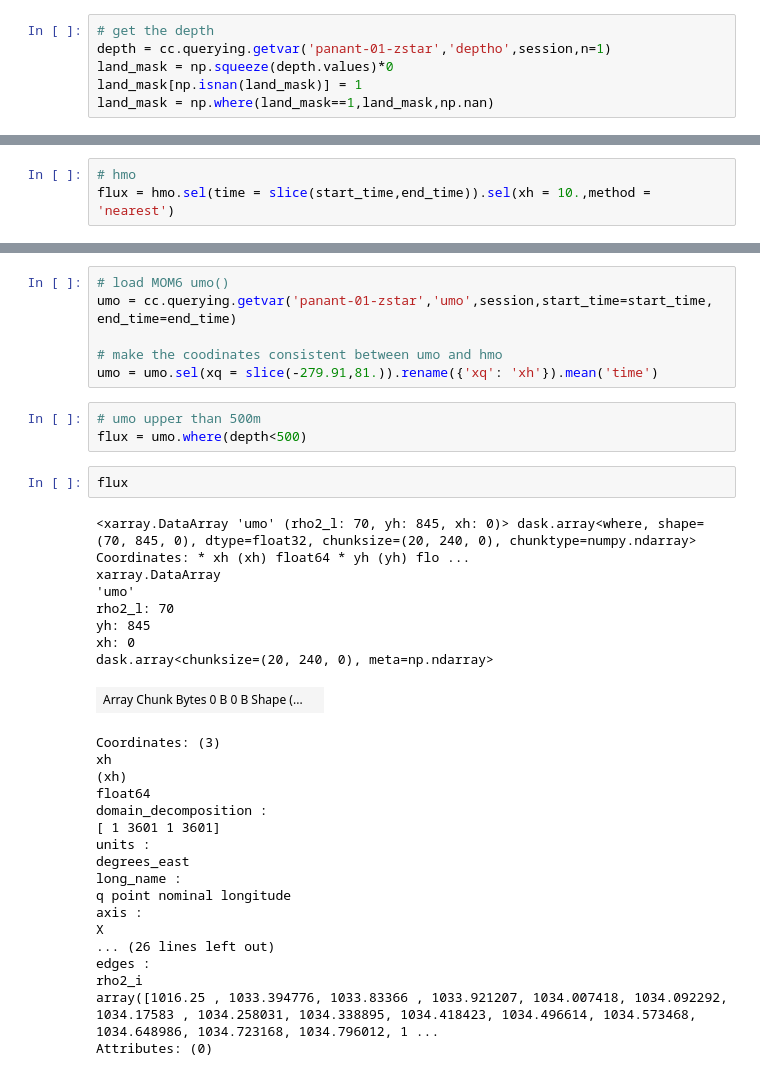
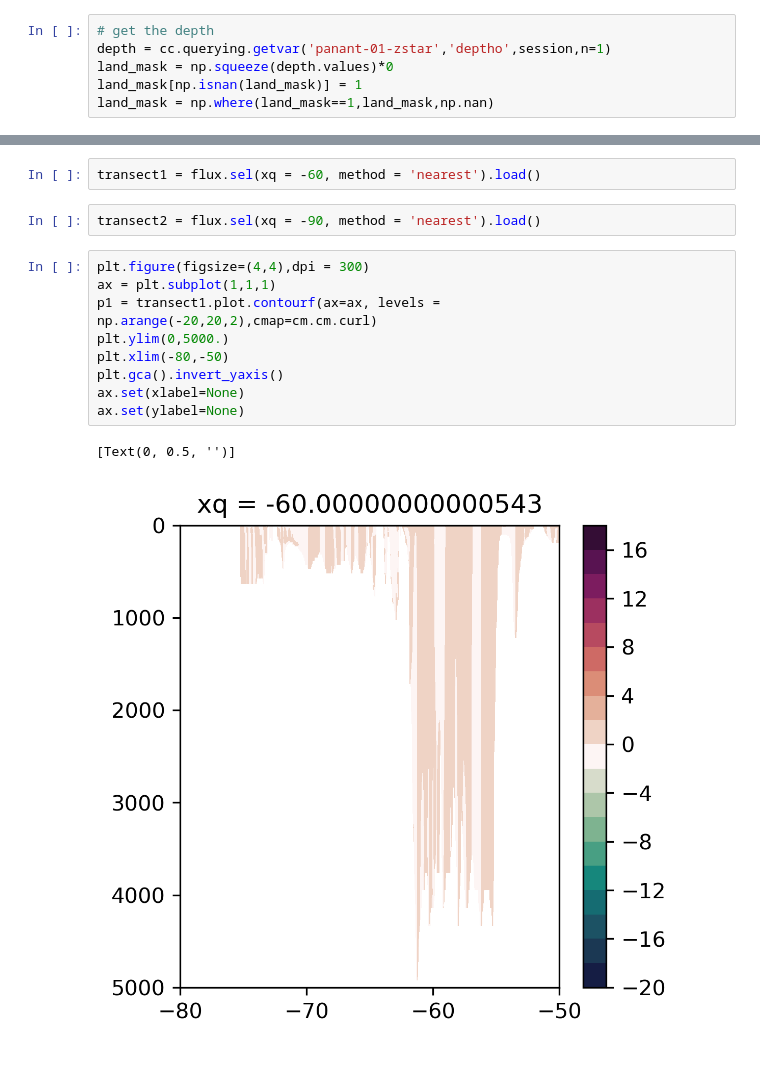
Before and after one commit to FengminXing/111, a Jupyter notebook: different depth (streamfunction).ipynb, the cells around one changed output, grey strips where cells are left out. Drawn from its saved outputs; the diff is of its cells as text.

```diff
--- a/different depth (streamfunction).ipynb
+++ b/different depth (streamfunction).ipynb
@@ -78,3 +191,0 @@ depth_500 = depth_500.sel(xh = 10.,method = 'nearest').values
-# %%
-# hmo
-flux = hmo.sel(time = slice(start_time,end_time)).sel(xh = 10.,method = 'nearest')
@@ -88,37 +192,16 @@ plt.gca().invert_yaxis()
-# %%
-# load MOM6 umo()
-umo = cc.querying.getvar('panant-01-zstar','umo',session,start_time=start_time, end_time=end_time)
-
-# make the coodinates consistent between umo and hmo
-umo = umo.sel(xq = slice(-279.91,81.)).rename({'xq': 'xh'}).mean('time')
-# %%
-# umo upper than 500m
-flux = umo.where(depth<500)
-# %%
-flux
-# %% [output]
-<xarray.DataArray 'umo' (rho2_l: 70, yh: 845, xh: 0)> dask.array<where, shape=(70, 845, 0), dtype=float32, chunksize=(20, 240, 0), chunktype=numpy.ndarray> Coordinates: * xh (xh) float64 * yh (yh) flo ...
-xarray.DataArray
-'umo'
-rho2_l: 70
-yh: 845
-xh: 0
-dask.array<chunksize=(20, 240, 0), meta=np.ndarray>
-| Array Chunk Bytes 0 B 0 B Shape (... |  |
-Coordinates: (3)
-xh
-(xh)
-float64
-domain_decomposition :
-[ 1 3601 1 3601]
-units :
-degrees_east
-long_name :
-q point nominal longitude
-axis :
-X
-... (26 lines left out)
-edges :
-rho2_i
-array([1016.25 , 1033.394776, 1033.83366 , 1033.921207, 1034.007418, 1034.092292, 1034.17583 , 1034.258031, 1034.338895, 1034.418423, 1034.496614, 1034.573468, 1034.648986, 1034.723168, 1034.796012, 1 ...
-Attributes: (0)
+# %%
+transect1 = flux.sel(xq = -60, method = 'nearest').load()
+# %%
+transect2 = flux.sel(xq = -90, method = 'nearest').load()
+# %%
+plt.figure(figsize=(4,4),dpi = 300)
+ax = plt.subplot(1,1,1)
+p1 = transect1.plot.contourf(ax=ax, levels = np.arange(-20,20,2),cmap=cm.cm.curl)
+plt.ylim(0,5000.)
+plt.xlim(-80,-50)
+plt.gca().invert_yaxis()
+ax.set(xlabel=None)
+ax.set(ylabel=None)
+# %% [output]
+[Text(0, 0.5, '')]
+[figure, added]
```
Also changed, not shown: parts of 24 cells of this notebook.
